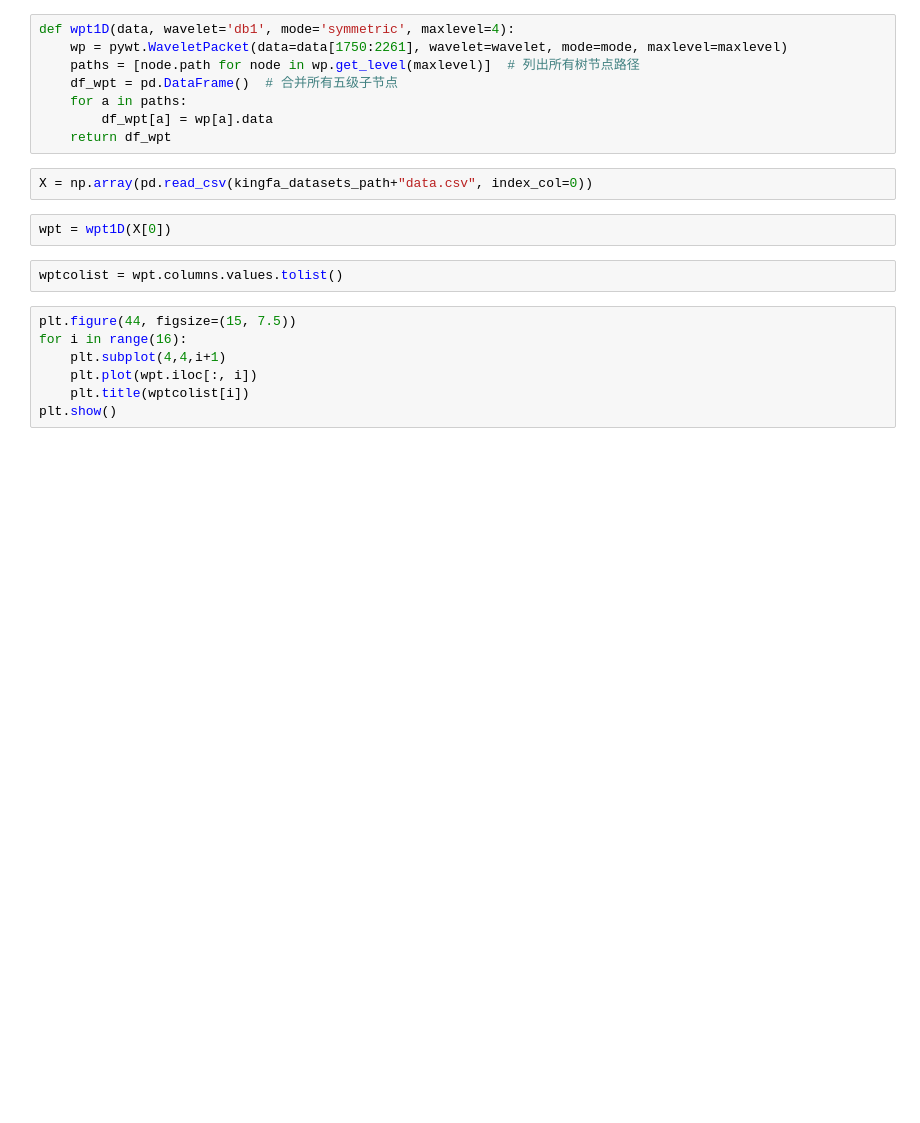
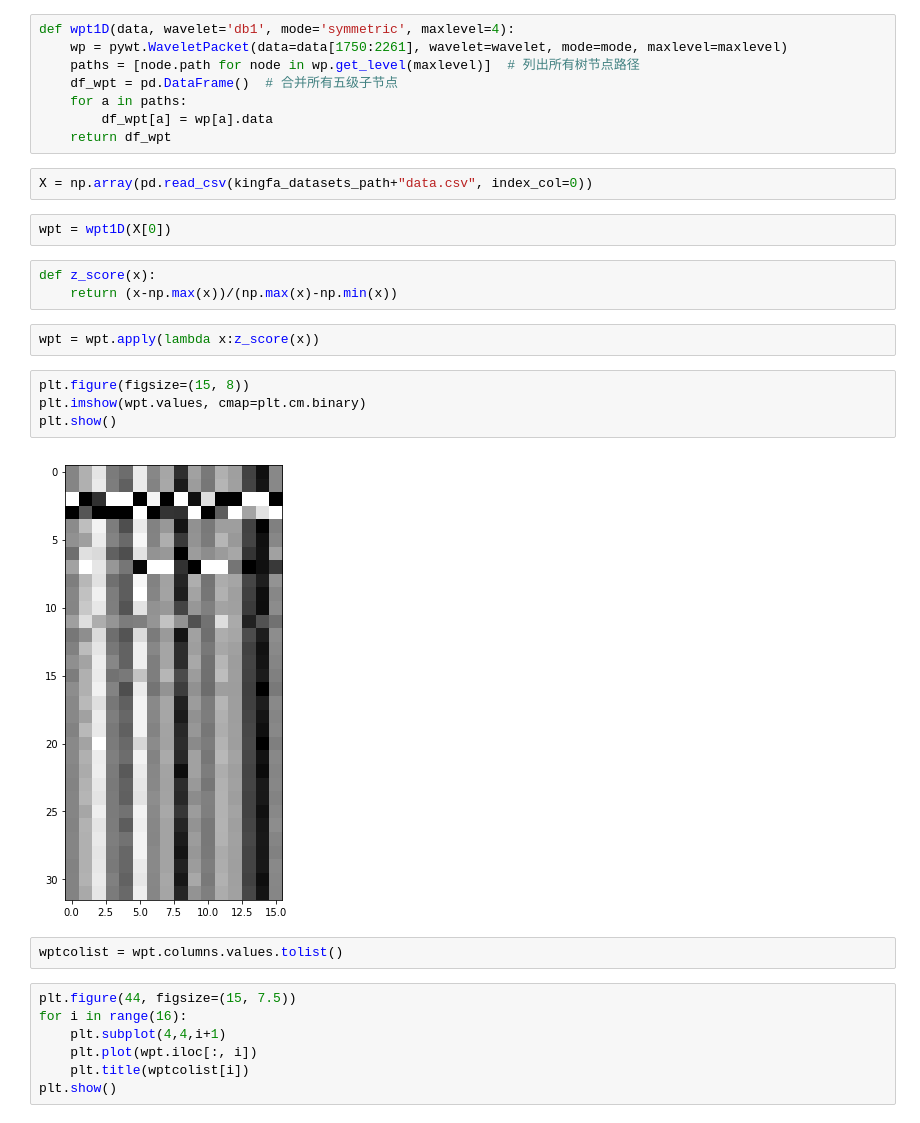
Before and after one commit to ZFlys/keras, a Jupyter notebook: Kingfa_WPT.ipynb, the cells around one changed output. Drawn from its saved outputs; the diff is of its cells as text; blank space fills up the shorter version.

```diff
--- a/Kingfa_WPT_128_32.ipynb
+++ b/Kingfa_WPT.ipynb
@@ -18,6 +18,17 @@ def wpt1D(data, wavelet='db1', mode='symmetric', maxlevel=4):
 X = np.array(pd.read_csv(kingfa_datasets_path+"data.csv", index_col=0))
 # %%
 wpt = wpt1D(X[0])
+# %%
+def z_score(x):
+    return (x-np.max(x))/(np.max(x)-np.min(x))
+# %%
+wpt = wpt.apply(lambda x:z_score(x))
+# %%
+plt.figure(figsize=(15, 8))
+plt.imshow(wpt.values, cmap=plt.cm.binary)
+plt.show()
+# %% [output]
+[figure, added]
 # %%
 wptcolist = wpt.columns.values.tolist()
 # %%
```
Also changed, not shown: 4 other files.
